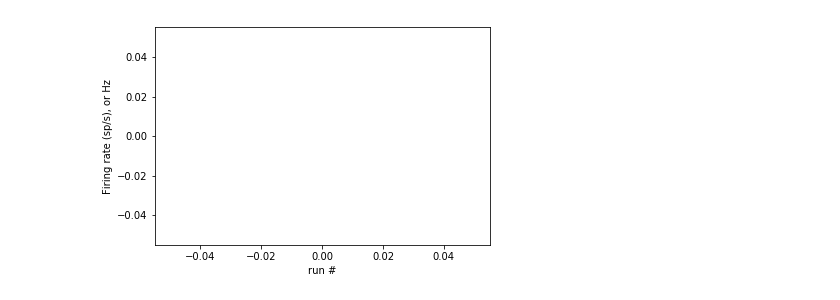
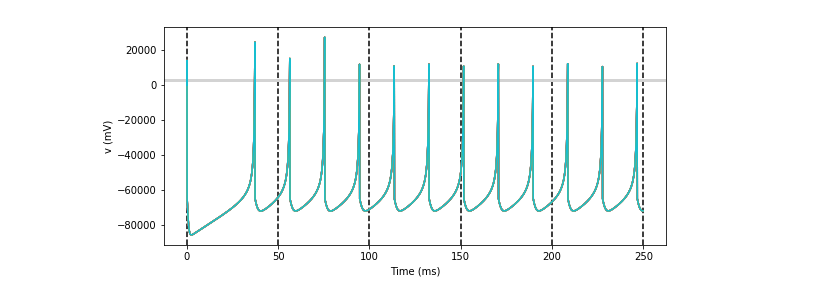
Before and after one commit to williampeer/brian2, a Jupyter notebook: Izhikevich_1.ipynb, the cells around one changed output. Drawn from its saved outputs; the diff is of its cells as text; code cells hidden in the pictures.

```diff
--- a/Izhikevich_1.ipynb
+++ b/Izhikevich_1.ipynb
@@ -90,13 +63,20 @@ Traceback (most recent call last):
+# %%
+statemon = StateMonitor(G[:], 'v', record=True)
+spikemon = SpikeMonitor(G[:], variables='v')
+
+# create function/process where a random neuron is excited by 100 micro-Ampere per ms, and timestep
+# G.I = 0.1
 # %%
-neuron = G[0]
-statemon = StateMonitor(neuron, 'v', record=True)
-spikemon = SpikeMonitor(neuron, variables='v')
+t = 50
+run(t*ms)
 
-# 50 ms
+# create spike plots
 figure(figsize=(9, 4))
-for l in range(5):
-    axvline(l*10, ls='--', c='k')
-axhline(El/mV, ls='-', c='lightgray', lw=3)
+for l in range(6):
+    axvline(l*50, ls='--', c='k')
+axhline(3000, ls='-', c='lightgray', lw=3)
 plot(statemon.t/ms, statemon.v.T/mV, '-')
 xlabel('Time (ms)')
 ylabel('v (mV)');
+# %% [output]
+[figure, added]
@@ -106,9 +82,0 @@ M = SpikeMonitor(G)
-# %%
-# print("firing rates: ", output_rates)
-# plot(tau_range/ms, output_rates)
-# xlabel(r'$\tau$ (ms)')
-plot(output_rates)
-xlabel('run #')
-ylabel('Firing rate (sp/s), or Hz');
-# %% [output]
-[figure, removed]
```
Also changed, not shown: parts of 7 cells of this notebook.
